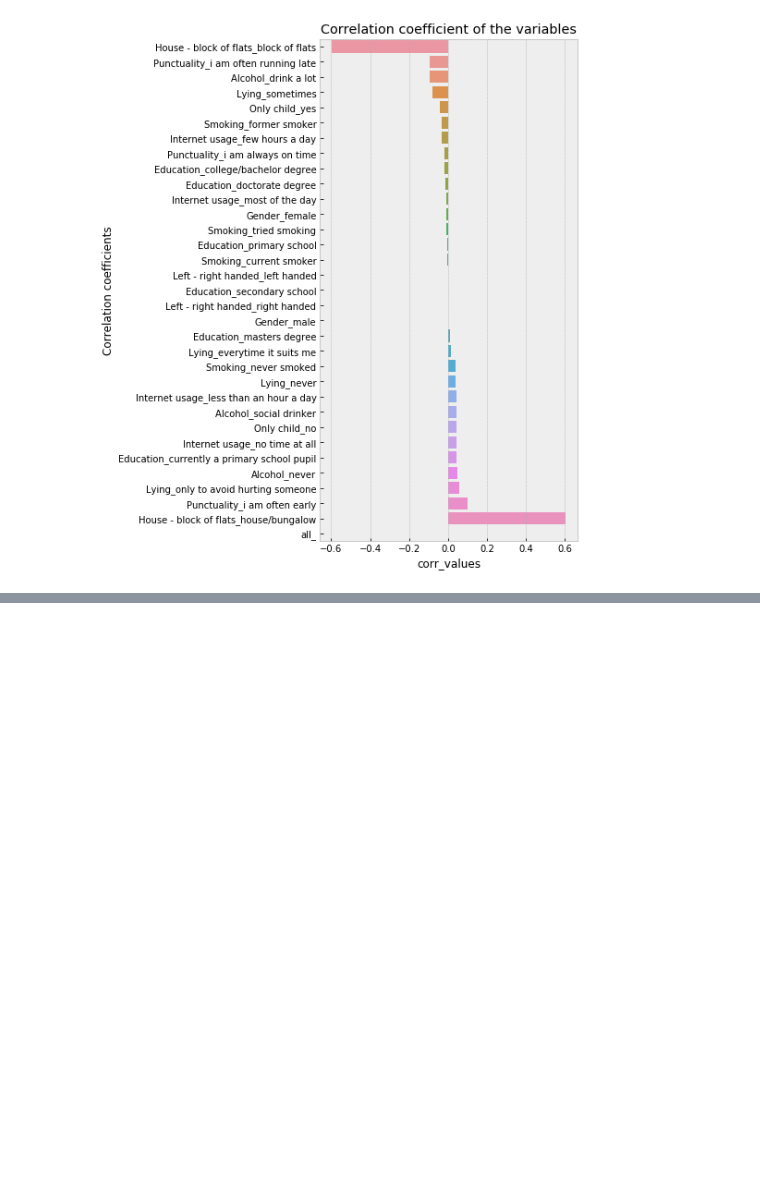
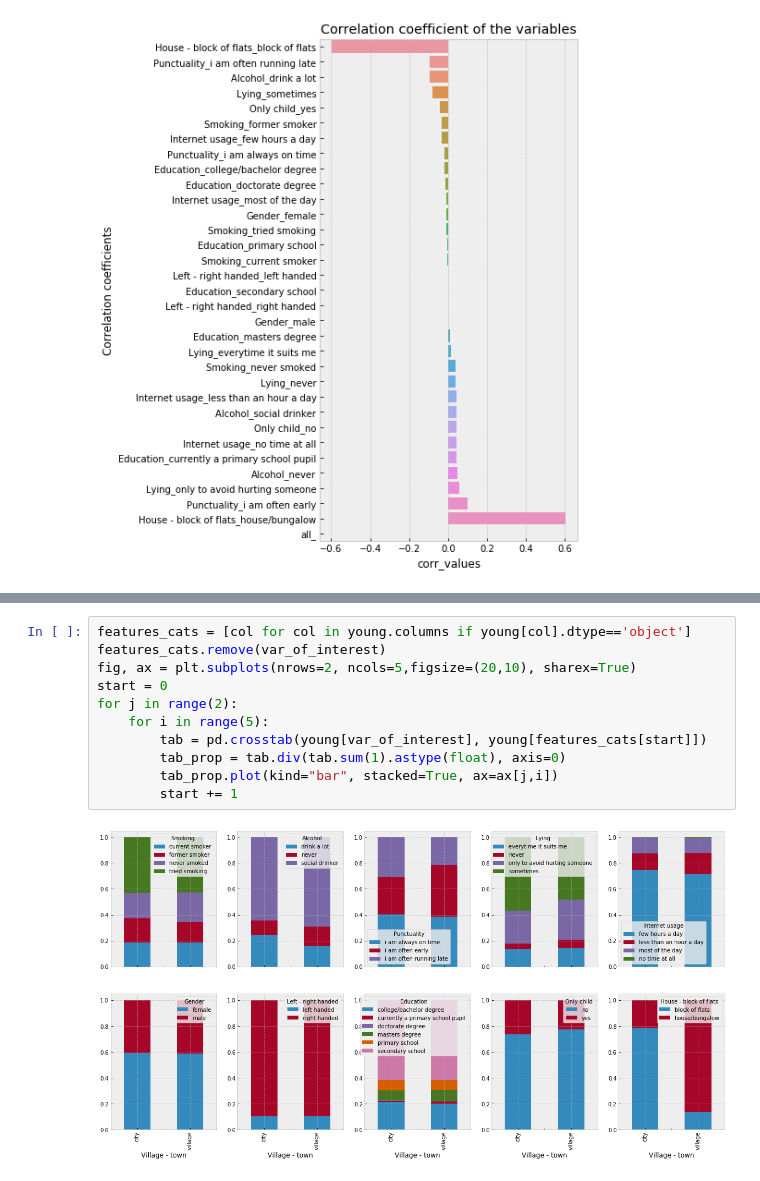
Before and after one commit to jaimindp/Kaggle, a Jupyter notebook: Kaggle Survey.ipynb, the cells around one changed output, grey strips where cells are left out. Drawn from its saved outputs; the diff is of its cells as text; blank space fills up the shorter version.

```diff
--- a/Kaggle Survey.ipynb
+++ b/Kaggle Survey.ipynb
@@ -175,0 +214,13 @@ HI world
+# %%
+features_cats = [col for col in young.columns if young[col].dtype=='object']
+features_cats.remove(var_of_interest)
+fig, ax = plt.subplots(nrows=2, ncols=5,figsize=(20,10), sharex=True)
+start = 0
+for j in range(2):
+    for i in range(5):
+        tab = pd.crosstab(young[var_of_interest], young[features_cats[start]])
+        tab_prop = tab.div(tab.sum(1).astype(float), axis=0)
+        tab_prop.plot(kind="bar", stacked=True, ax=ax[j,i])
+        start += 1
+# %% [output]
+[figure, added]
```
Also changed, not shown: parts of 18 cells of this notebook, 1 other file.
